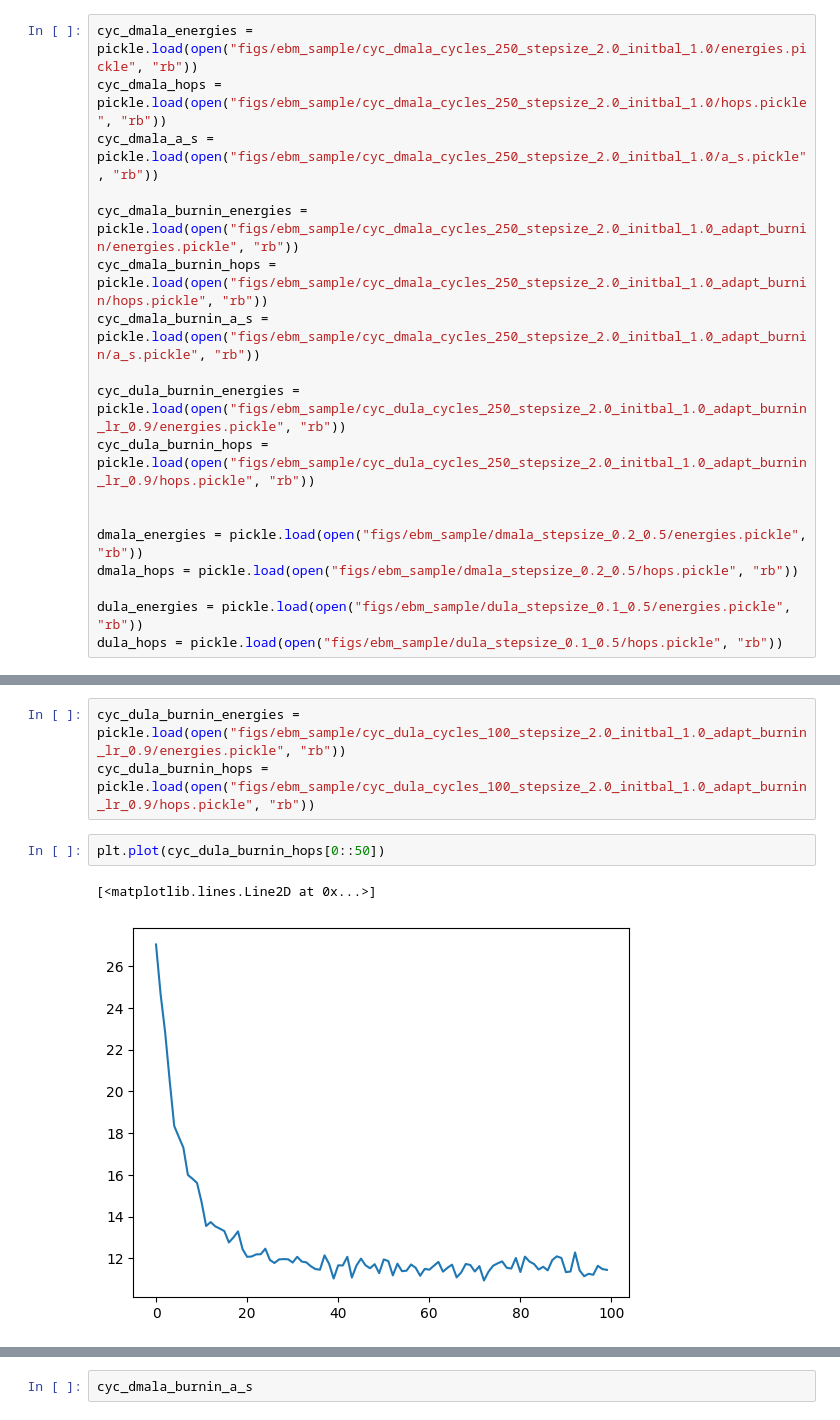
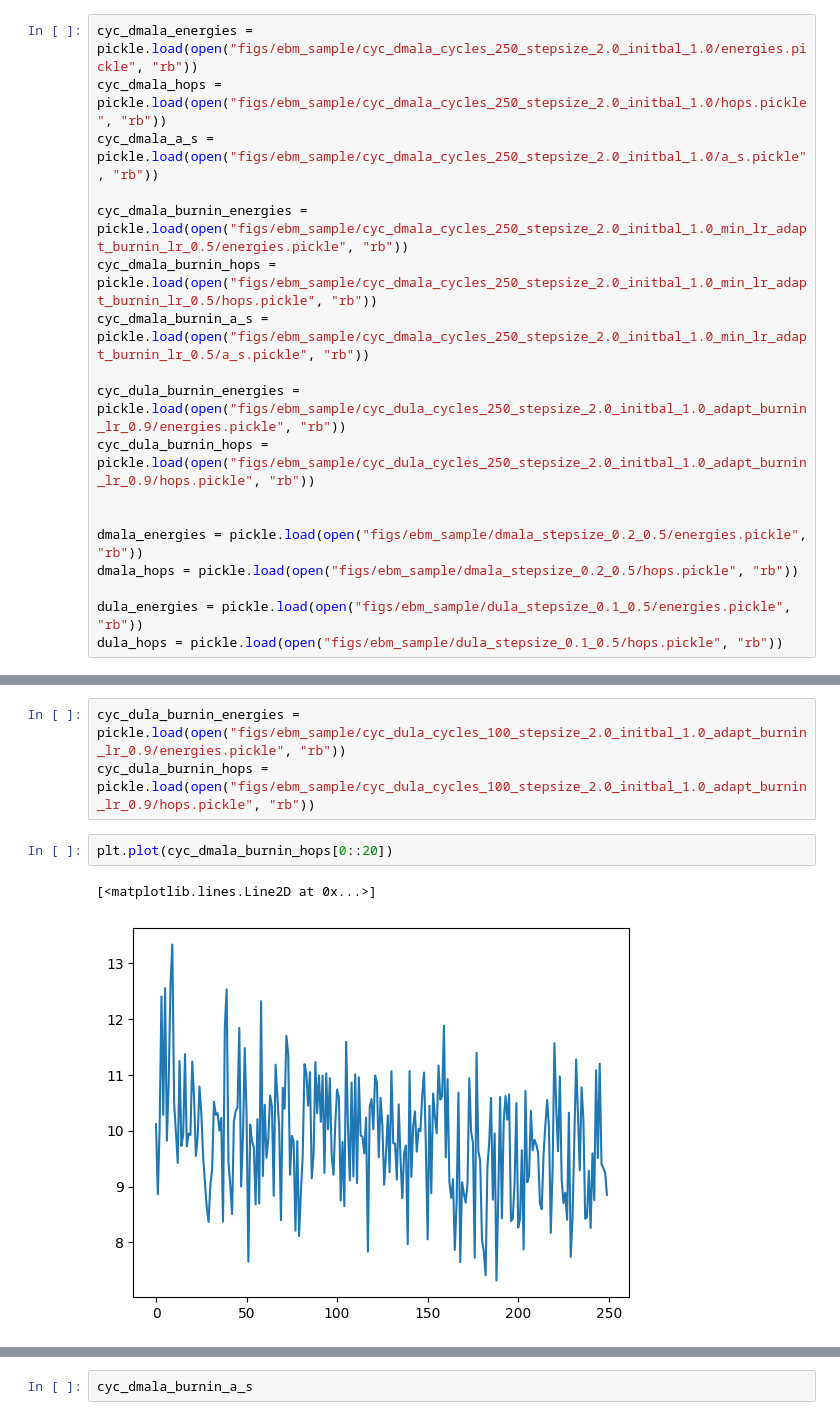
Before and after one commit to patrickpynadath1/automatic_cyclical_sampling, a Jupyter notebook: EBM Sample.ipynb, the cells around one changed output, grey strips where cells are left out. Cells and saved outputs as stored; diff of their text form.

```diff
--- a/EBM Sample.ipynb
+++ b/EBM Sample.ipynb
@@ -11,9 +11,9 @@ cyc_dmala_energies = pickle.load(open("figs/ebm_sample/cyc_dmala_cycles_250_step
 cyc_dmala_hops = pickle.load(open("figs/ebm_sample/cyc_dmala_cycles_250_stepsize_2.0_initbal_1.0/hops.pickle", "rb"))
 cyc_dmala_a_s = pickle.load(open("figs/ebm_sample/cyc_dmala_cycles_250_stepsize_2.0_initbal_1.0/a_s.pickle", "rb"))
 
-cyc_dmala_burnin_energies = pickle.load(open("figs/ebm_sample/cyc_dmala_cycles_250_stepsize_2.0_initbal_1.0_adapt_burnin/energies.pickle", "rb"))
-cyc_dmala_burnin_hops = pickle.load(open("figs/ebm_sample/cyc_dmala_cycles_250_stepsize_2.0_initbal_1.0_adapt_burnin/hops.pickle", "rb"))
-cyc_dmala_burnin_a_s = pickle.load(open("figs/ebm_sample/cyc_dmala_cycles_250_stepsize_2.0_initbal_1.0_adapt_burnin/a_s.pickle", "rb"))
+cyc_dmala_burnin_energies = pickle.load(open("figs/ebm_sample/cyc_dmala_cycles_250_stepsize_2.0_initbal_1.0_min_lr_adapt_burnin_lr_0.5/energies.pickle", "rb"))
+cyc_dmala_burnin_hops = pickle.load(open("figs/ebm_sample/cyc_dmala_cycles_250_stepsize_2.0_initbal_1.0_min_lr_adapt_burnin_lr_0.5/hops.pickle", "rb"))
+cyc_dmala_burnin_a_s = pickle.load(open("figs/ebm_sample/cyc_dmala_cycles_250_stepsize_2.0_initbal_1.0_min_lr_adapt_burnin_lr_0.5/a_s.pickle", "rb"))
 
 cyc_dula_burnin_energies = pickle.load(open("figs/ebm_sample/cyc_dula_cycles_250_stepsize_2.0_initbal_1.0_adapt_burnin_lr_0.9/energies.pickle", "rb"))
 cyc_dula_burnin_hops = pickle.load(open("figs/ebm_sample/cyc_dula_cycles_250_stepsize_2.0_initbal_1.0_adapt_burnin_lr_0.9/hops.pickle", "rb"))
@@ -94,8 +94,8 @@ burnin_res
 cyc_dula_burnin_energies = pickle.load(open("figs/ebm_sample/cyc_dula_cycles_100_stepsize_2.0_initbal_1.0_adapt_burnin_lr_0.9/energies.pickle", "rb"))
 cyc_dula_burnin_hops = pickle.load(open("figs/ebm_sample/cyc_dula_cycles_100_stepsize_2.0_initbal_1.0_adapt_burnin_lr_0.9/hops.pickle", "rb"))
 # %%
-plt.plot(cyc_dula_burnin_hops[0::50])
+plt.plot(cyc_dmala_burnin_hops[0::20])
 # %% [output]
 [<matplotlib.lines.Line2D at 0x...>]
-[figure, old version]
+[figure, new version]
 # %%
```
Also changed, not shown: parts of 7 cells of this notebook, 1 other file.
